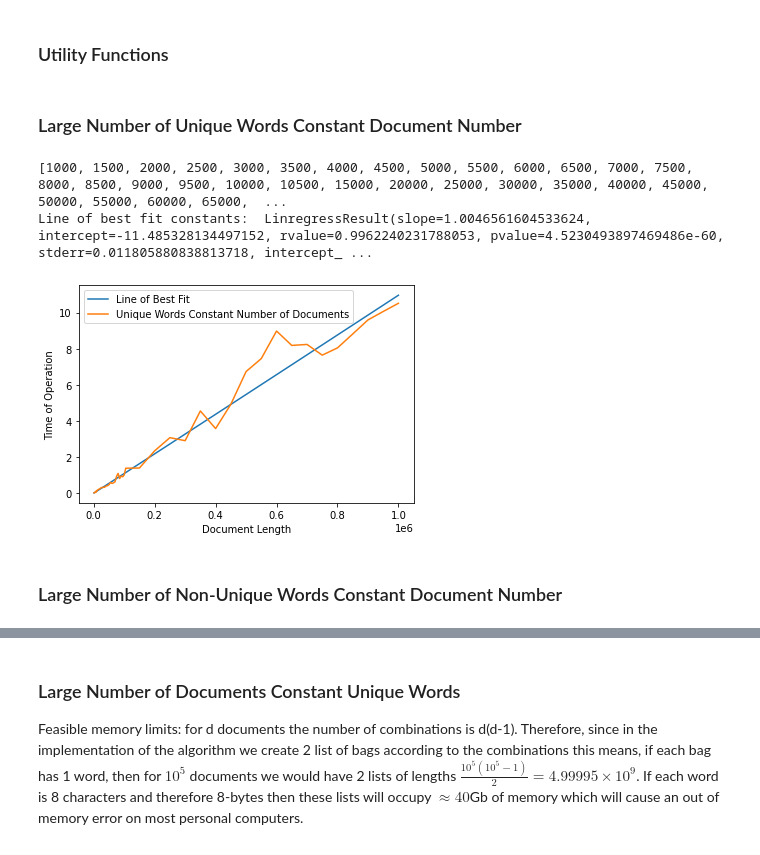
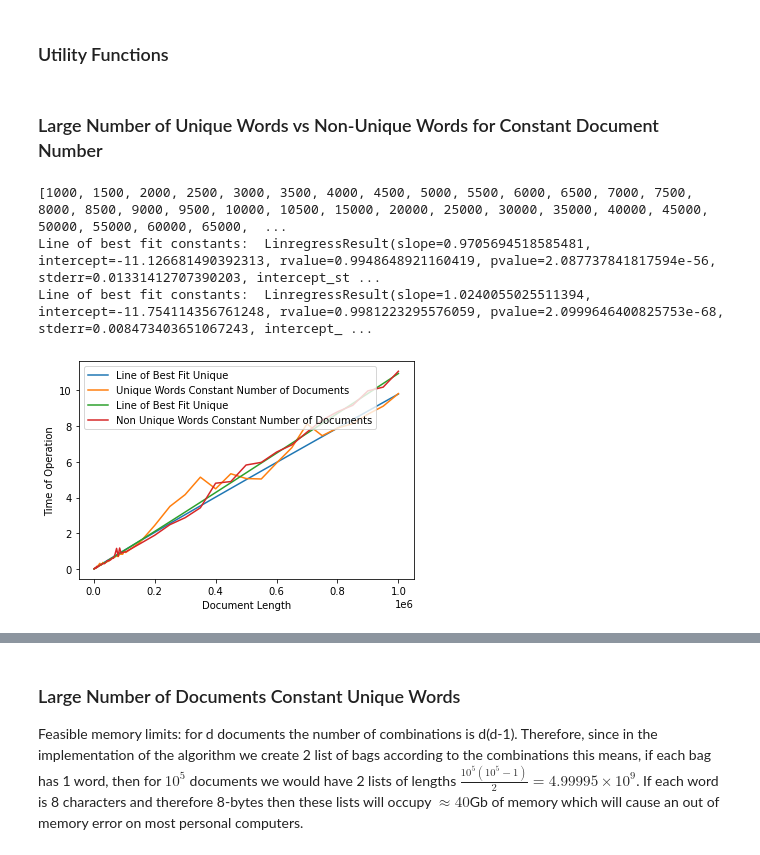
Before and after one commit to hwasc/ADS, a Jupyter notebook: ADS_report.ipynb, the cells around one changed output, grey strips where cells are left out. Drawn from its saved outputs; the diff is of its cells as text; code cells hidden in the pictures.

Commit message:
Cleaning up and added section 4 similarity function comparisons

```diff
--- a/ADS_report.ipynb
+++ b/ADS_report.ipynb
@@ -1123,30 +970,43 @@ def plot_number_of_docs_vs_time_constant_doc_length( word_list,\
     plt.ylabel("Number of Documents")
     plt.legend()
 # %% [markdown]
-### Large Number of Unique Words Constant Document Number
+### Large Number of Unique Words vs Non-Unique Words for Constant Document Number
 # %%
 import scipy.stats as stats
 
 words = list_of_words_1M
 
 doc_length_range = power_list(10, 3, 6, 20)
 print(doc_length_range)
 number_of_docs = 2
 unique_words = True
 similarity_function = "jaccard_similarity"
 plot_label = "Unique Words Constant Number of Documents"
+best_fit_plot_label = "Line of Best Fit Unique"
 
 plot_doc_length_vs_time_constant_number_of_docs(    words,\
                                                     doc_length_range,\
                                                     number_of_docs,\
                                                     unique_words,\
                                                     similarity_function,\
-                                                    plot_label=plot_label)
+                                                    plot_label=plot_label,\
+                                                    best_fit_plot_label=best_fit_plot_label)
+
+unique_words = False
+plot_label = "Non Unique Words Constant Number of Documents"
+best_fit_plot_label = "Line of Best Fit Non-Unique"
+
+plot_doc_length_vs_time_constant_number_of_docs(    words,\
+                                                    doc_length_range,\
+                                                    number_of_docs,\
+                                                    unique_words,\
+                                                    similarity_function,\
+                                                    plot_label=plot_label,\
+                                                    best_fit_plot_label=best_fit_plot_label)
 
 plt.show()
 # %% [output]
 [1000, 1500, 2000, 2500, 3000, 3500, 4000, 4500, 5000, 5500, 6000, 6500, 7000, 7500, 8000, 8500, 9000, 9500, 10000, 10500, 15000, 20000, 25000, 30000, 35000, 40000, 45000, 50000, 55000, 60000, 65000,  ...
-Line of best fit constants:  LinregressResult(slope=1.0046561604533624, intercept=-11.485328134497152, rvalue=0.9962240231788053, pvalue=4.5230493897469486e-60, stderr=0.011805880838813718, intercept_ ...
+Line of best fit constants:  LinregressResult(slope=0.9705694518585481, intercept=-11.126681490392313, rvalue=0.9948648921160419, pvalue=2.087737841817594e-56, stderr=0.01331412707390203, intercept_st ...
+Line of best fit constants:  LinregressResult(slope=1.0240055025511394, intercept=-11.754114356761248, rvalue=0.9981223295576059, pvalue=2.0999646400825753e-68, stderr=0.008473403651067243, intercept_ ...
-[figure, old version]
+[figure, new version]
-# %% [markdown]
-### Large Number of Non-Unique Words Constant Document Number
```
Also changed, not shown: parts of 19 cells of this notebook.
